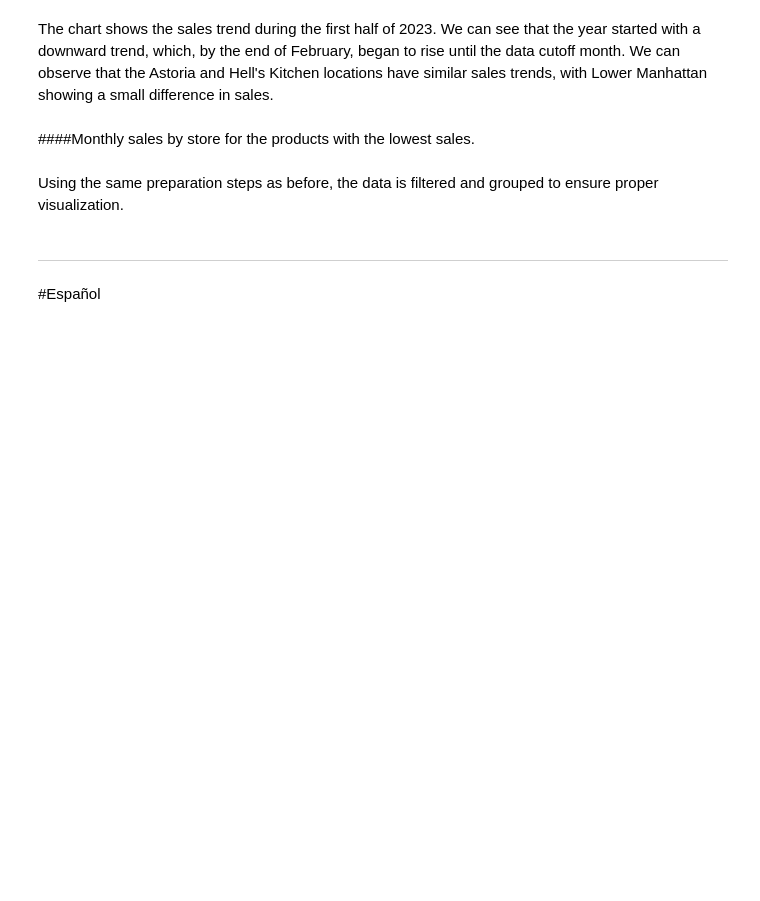
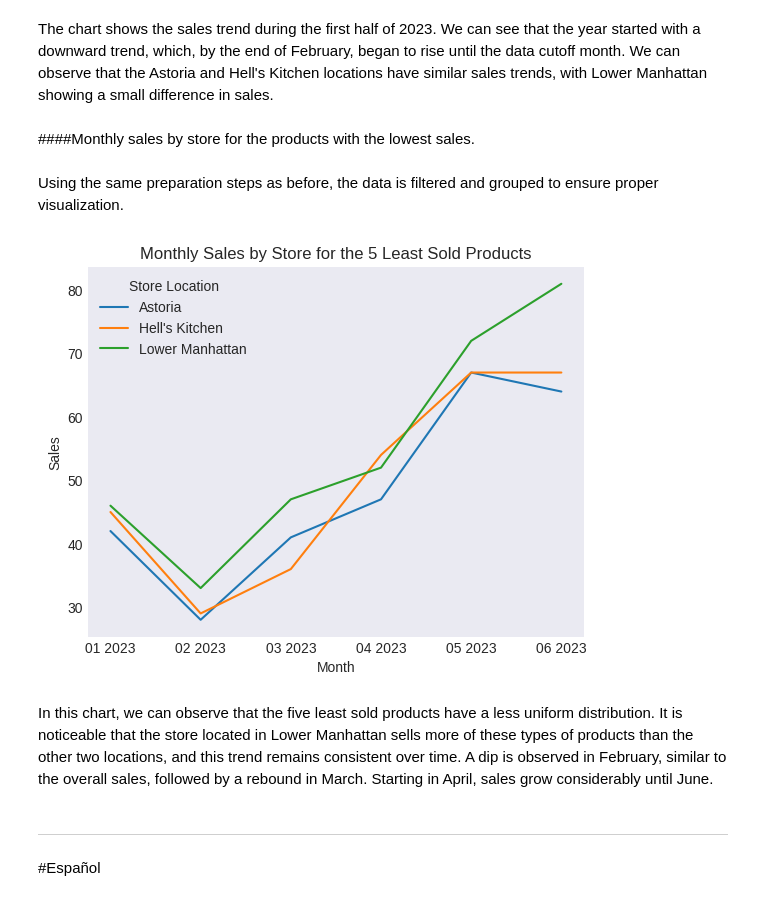
Before and after one commit to eddieisoffline/Portfolio-Data-Science, a Jupyter notebook: cafe/notebook/notebook.ipynb, the cells around one changed output. Saved outputs shown, nothing was run; the diff lists cells and outputs as text; code cells hidden in the pictures; blank space fills up the shorter version.

Commit message:
docs: Se documenta la visualización de los productos con menores ventas al mes y por sucursal

```diff
--- a/cafe/notebook/notebook.ipynb
+++ b/cafe/notebook/notebook.ipynb
@@ -439,6 +439,38 @@ The chart shows the sales trend during the first half of 2023. We can see that t
 ####Monthly sales by store for the products with the lowest sales.
 # %% [markdown]
 Using the same preparation steps as before, the data is filtered and grouped to ensure proper visualization.
+# %%
+# Filter the least sold products based on the 'product_type' list in product_type_count_bottom5
+bottom_products = coffee_sales[coffee_sales['product_type'].isin(product_type_count_bottom5['product_type'])]
+
+# Create a DataFrame showing sales of the least sold products by month and store location
+bottom_sales_per_month_by_location = (
+    bottom_products[columns]  # Select only the relevant columns
+    .assign(month=lambda x: x['transaction_timestamp'].dt.strftime('%m %Y'))  # Create a new 'month' column with MM YYYY format
+    .groupby(['store_location', 'month'])  # Group by store location and month
+    .size()  # Count the number of transactions for each group
+    .reset_index(name='count')  # Convert the result into a DataFrame with a 'count' column containing the number of sales
+)
+# %%
+# Create a line plot to visualize monthly sales of the 5 least sold products by store
+sns.lineplot(
+    x = bottom_sales_per_month_by_location["month"],  # X-axis: Months
+    y = bottom_sales_per_month_by_location["count"],  # Y-axis: Number of sales
+    hue=  bottom_sales_per_month_by_location["store_location"]  # Differentiate the lines by store location
+)
+
+# Axis labels and title of the graph
+plt.xlabel("Month")  # X-axis label (month)
+plt.ylabel("Sales")  # Y-axis label (number of sales)
+plt.legend(title = "Store Location")  # Legend title (indicating which color corresponds to each store)
+plt.title("Monthly Sales by Store for the 5 Least Sold Products")  # Graph title
+
+# Display the graph
+plt.show()
+# %% [output]
+[figure, added]
+# %% [markdown]
+In this chart, we can observe that the five least sold products have a less uniform distribution. It is noticeable that the store located in Lower Manhattan sells more of these types of products than the other two locations, and this trend remains consistent over time. A dip is observed in February, similar to the overall sales, followed by a rebound in March. Starting in April, sales grow considerably until June.
 # %% [markdown]
 
 
```
Also changed, not shown: parts of 1 cell of this notebook.
